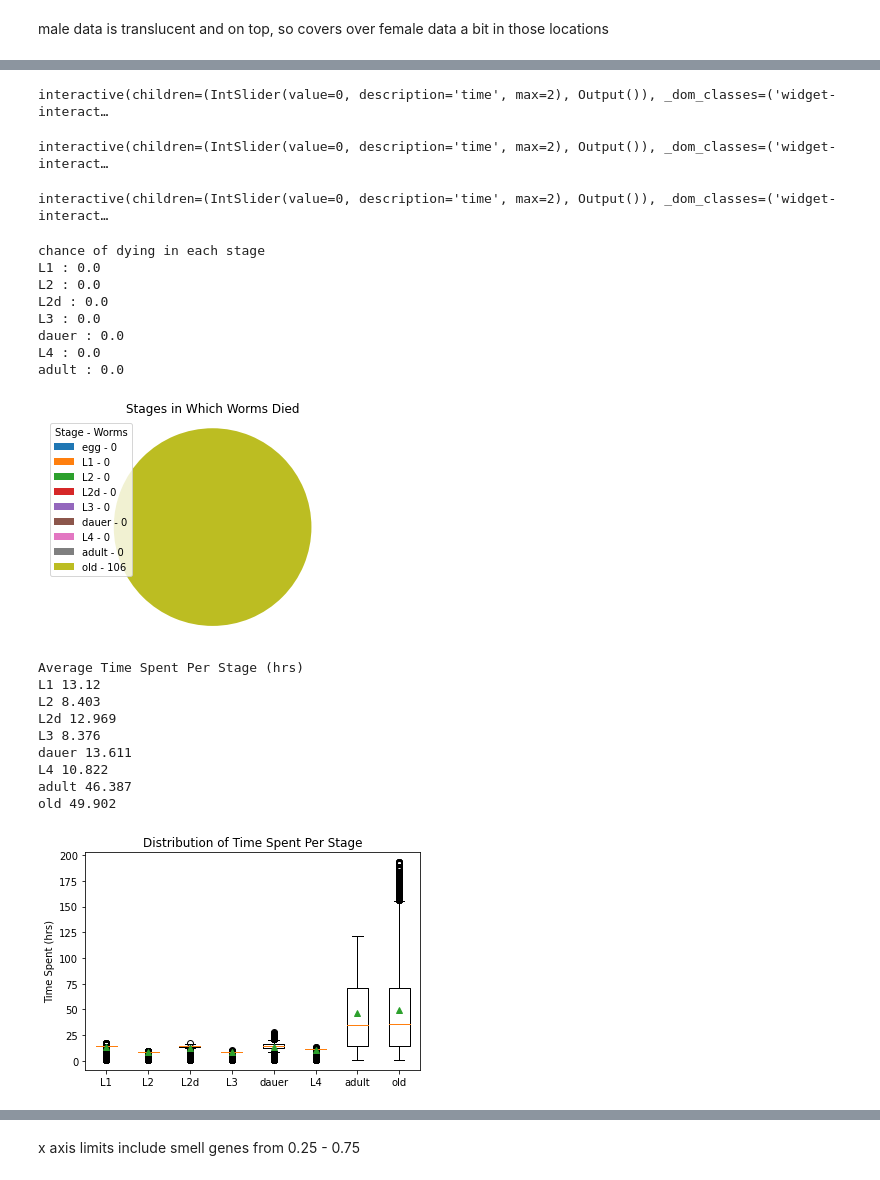
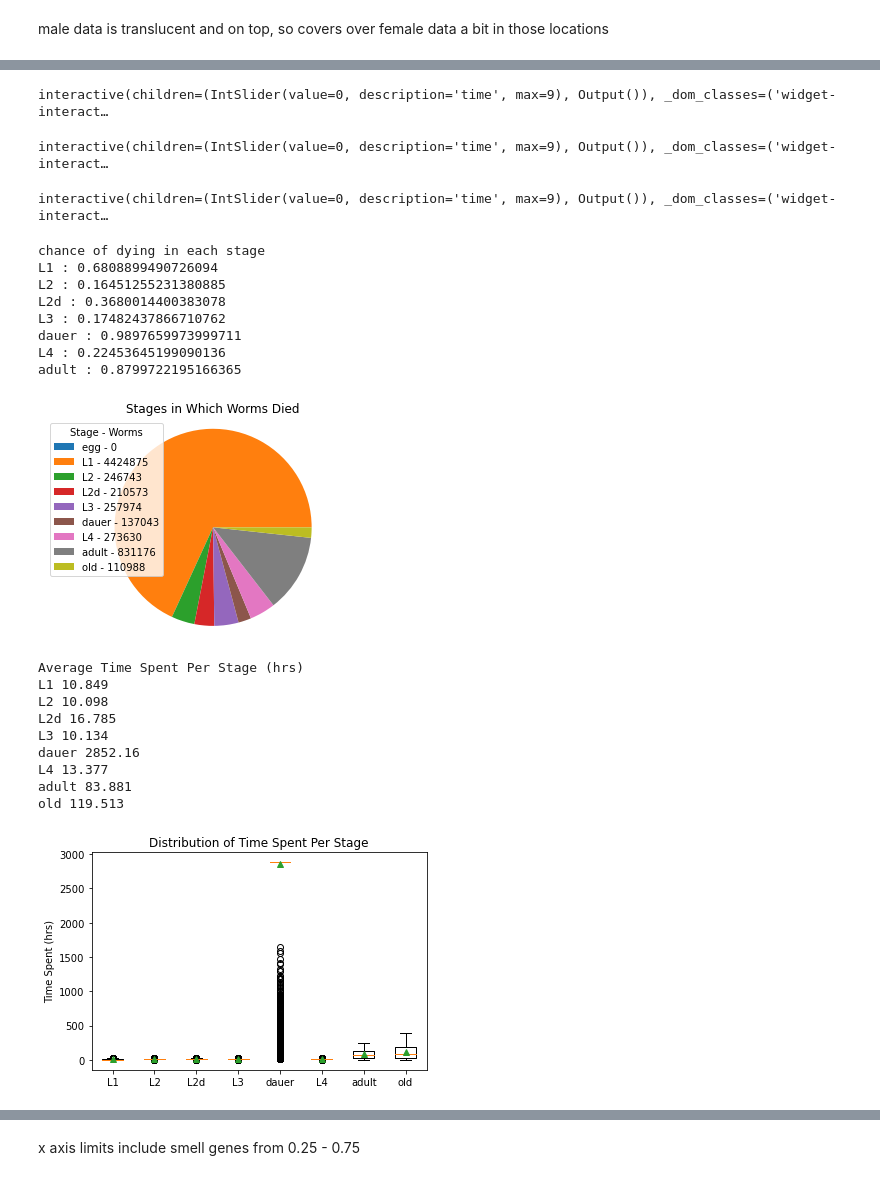
Before and after one commit to RachelGoodridge/life_history_sim, a Jupyter notebook: Worms_Life_Model.ipynb, the cells around one changed output, grey strips where cells are left out. Cells and saved outputs as stored; diff of their text form; code cells hidden in the pictures.

```diff
--- a/Worms_Life_Model.ipynb
+++ b/Worms_Life_Model.ipynb
@@ -33,8 +33,7 @@ D:\experiments\test_run_4
 # %% [markdown]
 set the working directory
 # %%
-#time_saved = [1,250,500,1000,1500,2000,5000,10000,20000,30000]
-time_saved = [1,250,500]
+time_saved = [1,250,500,1000,1500,2000,5000,10000,20000,30000]
 # %%
 my_data = [RG.open_pickle(i) for i in time_saved]
 # %%
@@ -59,45 +62,45 @@ def food_map(time=0):
 
 interact(food_map, time=(0,len(time_saved)-1));
 # %% [output]
-interactive(children=(IntSlider(value=0, description='time', max=2), Output()), _dom_classes=('widget-interact…
+interactive(children=(IntSlider(value=0, description='time', max=9), Output()), _dom_classes=('widget-interact…
 # %%
 def num_gender(time=0):
     RG.num_gender(my_data[time]["par"], my_data[time]["g_to_i"], my_data[time]["p_to_i"], my_data[time]["array"])
 
 interact(num_gender, time=(0,len(time_saved)-1));
 # %% [output]
-interactive(children=(IntSlider(value=0, description='time', max=2), Output()), _dom_classes=('widget-interact…
+interactive(children=(IntSlider(value=0, description='time', max=9), Output()), _dom_classes=('widget-interact…
 # %%
 def num_stage(time=0):
     RG.num_stage(my_data[time]["i_to_s"], my_data[time]["p_to_i"], my_data[time]["array"])
 
 interact(num_stage, time=(0,len(time_saved)-1));
 # %% [output]
-interactive(children=(IntSlider(value=0, description='time', max=2), Output()), _dom_classes=('widget-interact…
+interactive(children=(IntSlider(value=0, description='time', max=9), Output()), _dom_classes=('widget-interact…
 # %%
 display(HTML("<style>div.output_scroll { height: 30em; }</style>"))
 RG.frac_dead(my_data[-1]["i_to_s"], my_data[-1]["p_to_i"], my_data[-1]["array"], my_data[-1]["par"])
 # %% [output]
 chance of dying in each stage
-L1 : 0.0
-L2 : 0.0
-L2d : 0.0
-L3 : 0.0
-dauer : 0.0
-L4 : 0.0
-adult : 0.0
+L1 : 0.6808899490726094
+L2 : 0.16451255231380885
+L2d : 0.3680014400383078
+L3 : 0.17482437866710762
+dauer : 0.9897659973999711
+L4 : 0.22453645199090136
+adult : 0.8799722195166365
-[figure, old version]
+[figure, new version]
 # %%
 display(HTML("<style>div.output_scroll { height: 35em; }</style>"))
-RG.stage_time(my_data[-1]["stage_list"], my_data[-1]["p_to_i"], my_data[-1]["array"], my_data[-1]["par"])
+L2d_avg = RG.stage_time(my_data[-1]["stage_list"], my_data[-1]["p_to_i"], my_data[-1]["array"], my_data[-1]["par"])
 # %% [output]
 Average Time Spent Per Stage (hrs)
-L1 13.12
-L2 8.403
-L2d 12.969
-L3 8.376
-dauer 13.611
-L4 10.822
-adult 46.387
-old 49.902
+L1 10.849
+L2 10.098
+L2d 16.785
+L3 10.134
+dauer 2852.16
+L4 13.377
+adult 83.881
+old 119.513
-[figure, old version]
+[figure, new version]
```
Also changed, not shown: parts of 19 cells of this notebook.
